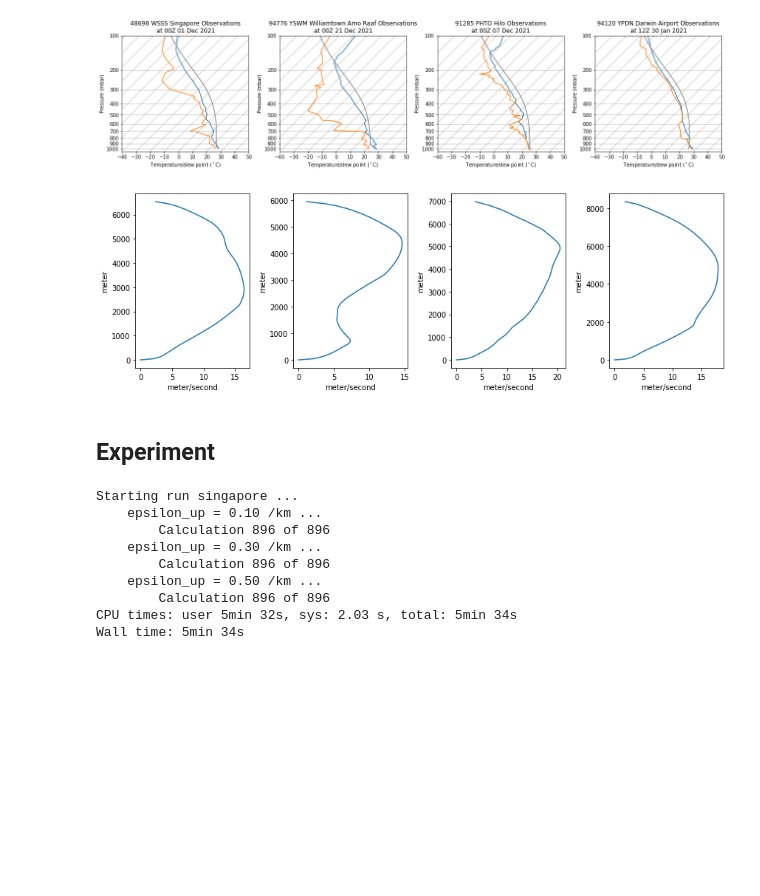
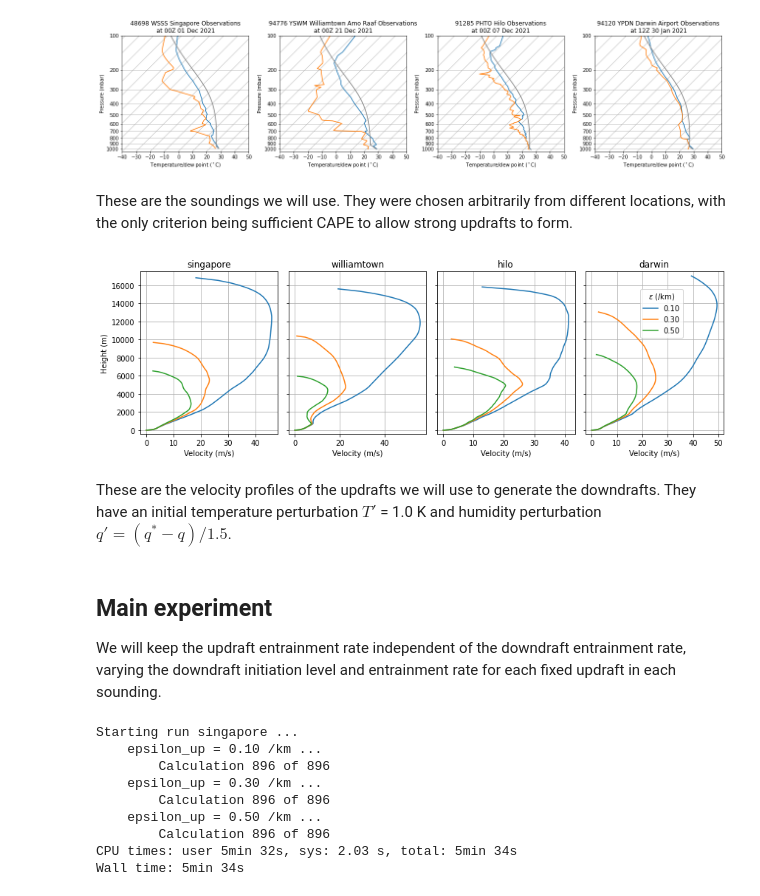
Before and after one commit to tschanzer/convection-scheme, a Jupyter notebook: notebooks/generalising_coupling_results.ipynb, the cells around one changed output. Drawn from its saved outputs; the diff is of its cells as text; code cells hidden in the pictures; blank space fills up the shorter version.

```diff
--- a/notebooks/generalising_coupling_results.ipynb
+++ b/notebooks/generalising_coupling_results.ipynb
@@ -183,36 +191,55 @@ for i, sounding in enumerate([singapore, williamtown, hilo, darwin]):
 fig.tight_layout()
 # %% [output]
 [figure]
+# %% [markdown]
+These are the soundings we will use. They were chosen arbitrarily from different locations, with the only criterion being sufficient CAPE to allow strong updrafts to form.
 # %%
 fig, axes = plt.subplots(1, 4, figsize=(12,4))
 for i, generator in enumerate([singapore, williamtown, hilo, darwin]):
     # updraft parameters
     i_init_up = generator.pressure.size - 1
     t_pert = 1.0*units.delta_degC
     q_pert = (
         saturation_specific_humidity(
             generator.pressure[i_init_up], generator.temperature[i_init_up])
          - generator.specific_humidity[i_init_up]
     )/1.5
     l_initial = 0*units.dimensionless
     l_crit = 2.0e-3*units.dimensionless
 
     # shared parameters
     w_initial = 0*units.meter/units.second
-    rate = 0.5/units.km
     dnu_db = 0*units.second**2/units.meter**2
     drag = 0/units.km
 
-    updraft = generator.updraft(
-        i_init_up, t_pert, q_pert, l_initial, w_initial,
-        rate, dnu_db, drag, l_crit, basic=True)
+    for rate in [0.1, 0.3, 0.5]*(1/units.km):
+        updraft = generator.updraft(
+            i_init_up, t_pert, q_pert, l_initial, w_initial,
+            rate, dnu_db, drag, l_crit, basic=True)
+        axes[i].plot(updraft.velocity, generator.height,
+                     label='{:.2f}'.format(rate.m))
+    axes[i].grid()
+    axes[i].set_ylim(-400, 17500)
+    title = {singapore: 'singapore', williamtown: 'williamtown',
+             hilo: 'hilo', darwin: 'darwin'}[generator]
+    axes[i].set(xlabel='Velocity (m/s)', ylabel='Height (m)', title=title)
 
-    axes[i].plot(updraft.velocity, generator.height)
+handles, labels = axes[-1].get_legend_handles_labels()
+lgd = fig.legend(handles, labels, loc=(0.86, 0.6))
+lgd.set_title('$\\epsilon$ (/km)')
+
+for ax in axes[1:]:
+    ax.set_ylabel('')
+    ax.set_yticklabels([])
+
 fig.tight_layout()
 # %% [output]
-[figure, old version]
+[figure, new version]
+# %% [markdown]
+These are the velocity profiles of the updrafts we will use to generate the downdrafts. They have an initial temperature perturbation $T'$ = 1.0 K and humidity perturbation $q' = (q^* - q)/1.5$.
 # %% [markdown]
-## Experiment
+## Main experiment
+We will keep the updraft entrainment rate independent of the downdraft entrainment rate, varying the downdraft initiation level and entrainment rate for each fixed updraft in each sounding.
 # %%
 # fixed parameters
 thickness = 2*units.km
```
Also changed, not shown: parts of 29 cells of this notebook, 4 other files.
